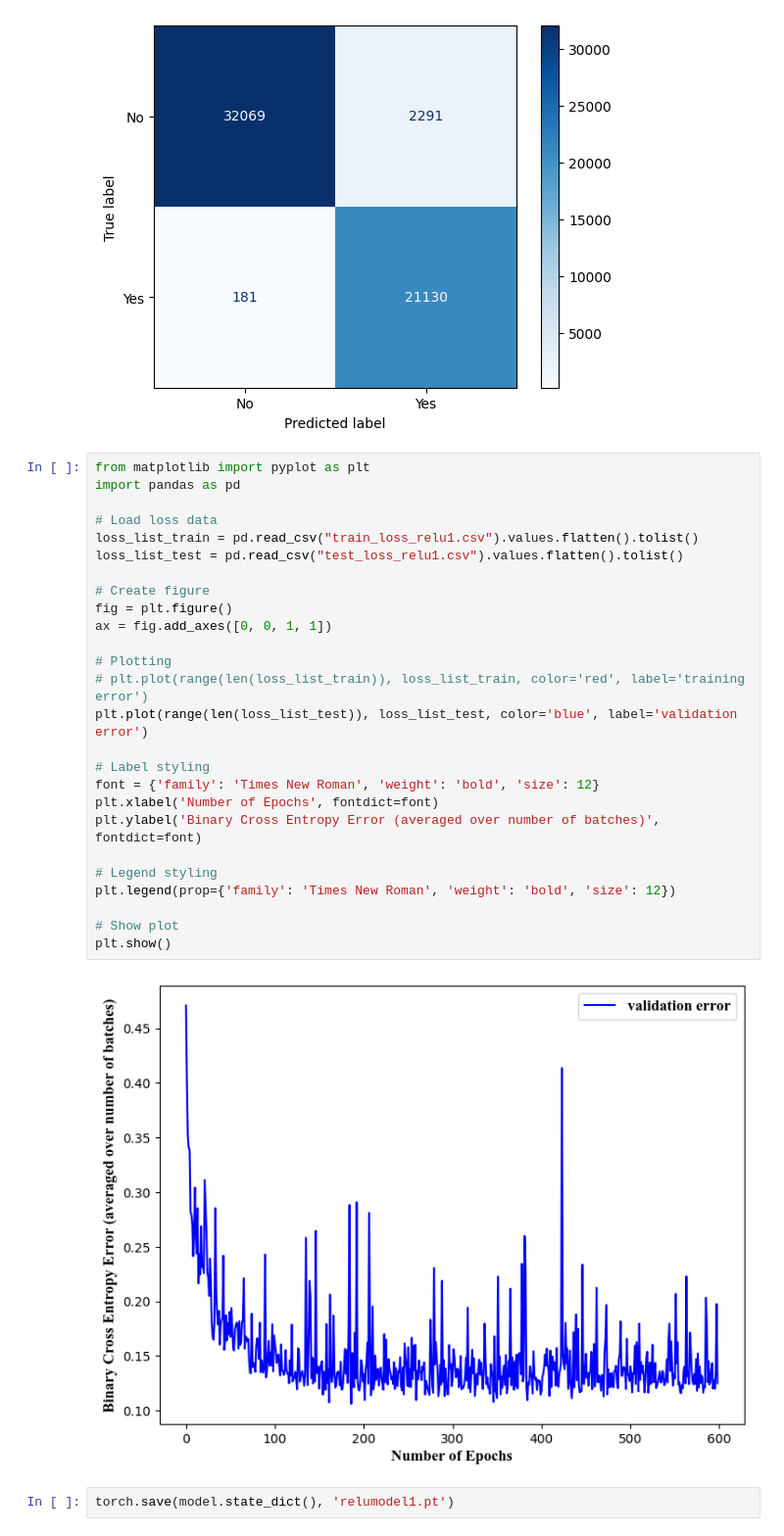
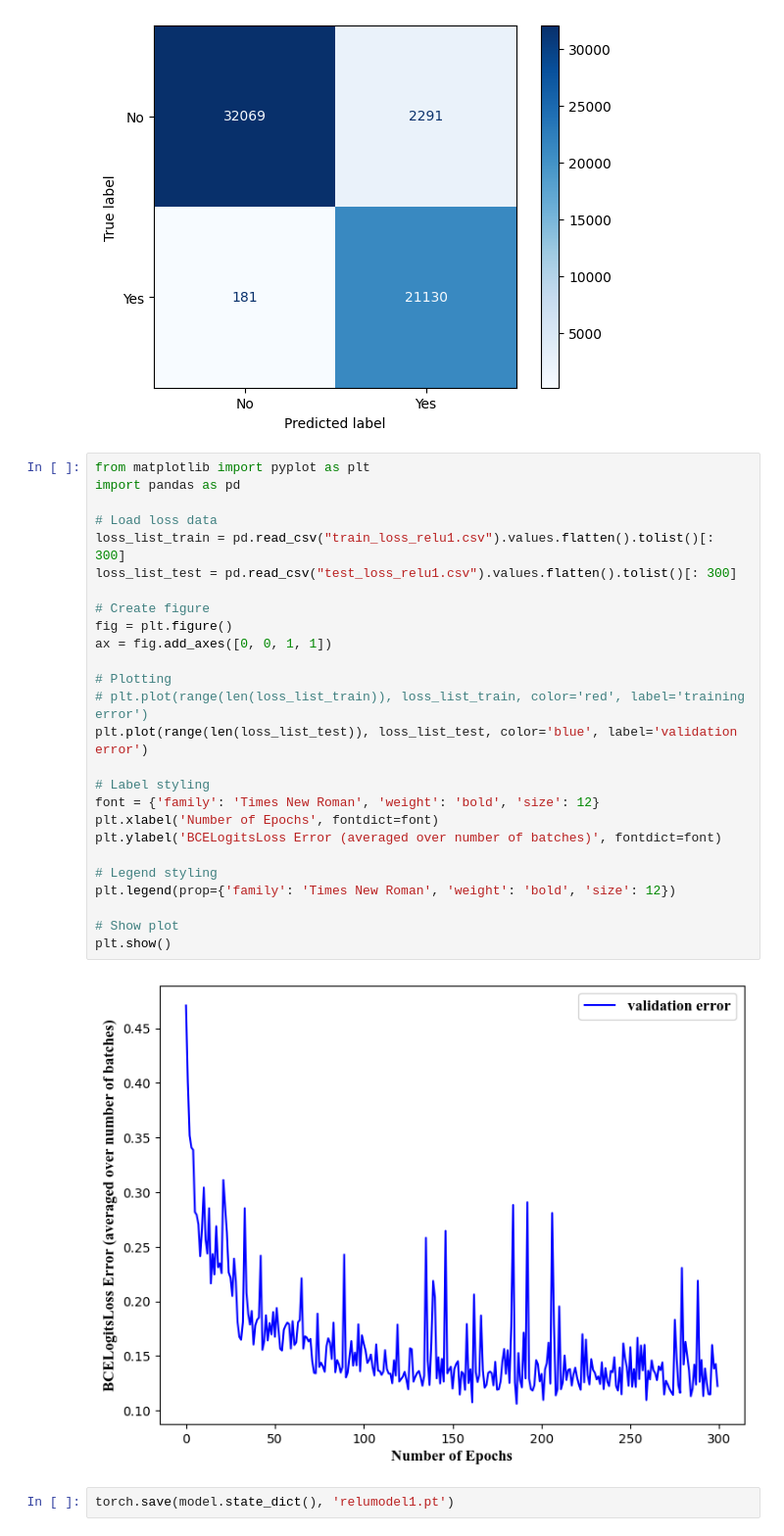
Before and after one commit to Suchit027/Healthcare-Provider-Fraud-Detection-Analysis, a Jupyter notebook: Exploratory data analysis/model1.ipynb, the cells around one changed output. Shown: that part at 98% size. Cells and saved outputs as stored; diff of their text form.

```diff
--- a/Exploratory data analysis/model1.ipynb
+++ b/Exploratory data analysis/model1.ipynb
@@ -180,30 +180,30 @@ plt.show()
 # %%
 from matplotlib import pyplot as plt
 import pandas as pd
 
 # Load loss data
-loss_list_train = pd.read_csv("train_loss_relu1.csv").values.flatten().tolist()
-loss_list_test = pd.read_csv("test_loss_relu1.csv").values.flatten().tolist()
+loss_list_train = pd.read_csv("train_loss_relu1.csv").values.flatten().tolist()[: 300]
+loss_list_test = pd.read_csv("test_loss_relu1.csv").values.flatten().tolist()[: 300]
 
 # Create figure
 fig = plt.figure()
 ax = fig.add_axes([0, 0, 1, 1])
 
 # Plotting
 # plt.plot(range(len(loss_list_train)), loss_list_train, color='red', label='training error')
 plt.plot(range(len(loss_list_test)), loss_list_test, color='blue', label='validation error')
 
 # Label styling
 font = {'family': 'Times New Roman', 'weight': 'bold', 'size': 12}
 plt.xlabel('Number of Epochs', fontdict=font)
-plt.ylabel('Binary Cross Entropy Error (averaged over number of batches)', fontdict=font)
+plt.ylabel('BCELogitsLoss Error (averaged over number of batches)', fontdict=font)
 
 # Legend styling
 plt.legend(prop={'family': 'Times New Roman', 'weight': 'bold', 'size': 12})
 
 # Show plot
 plt.show()
 # %% [output]
-[figure, old version]
+[figure, new version]
 # %%
 torch.save(model.state_dict(), 'relumodel1.pt')
```
Also changed, not shown: parts of 1 cell of this notebook.
